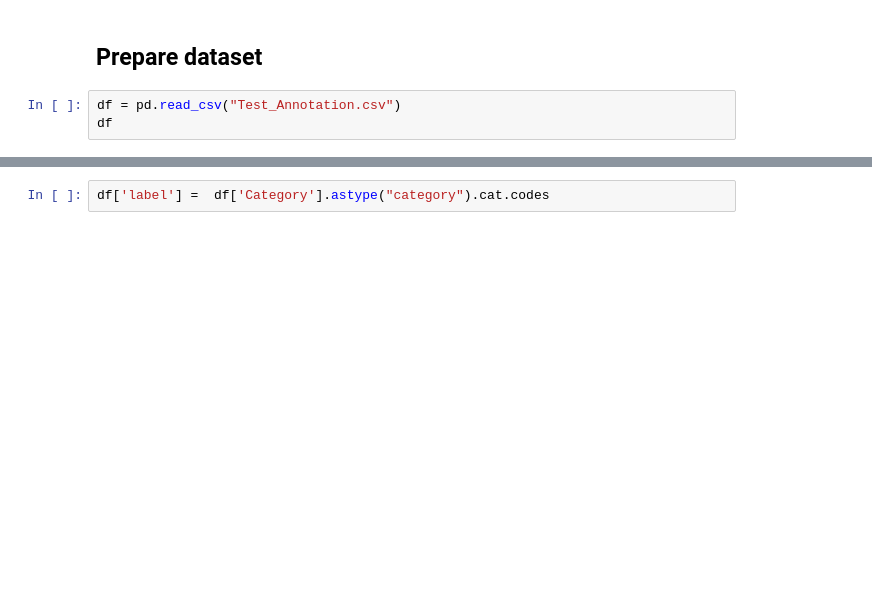
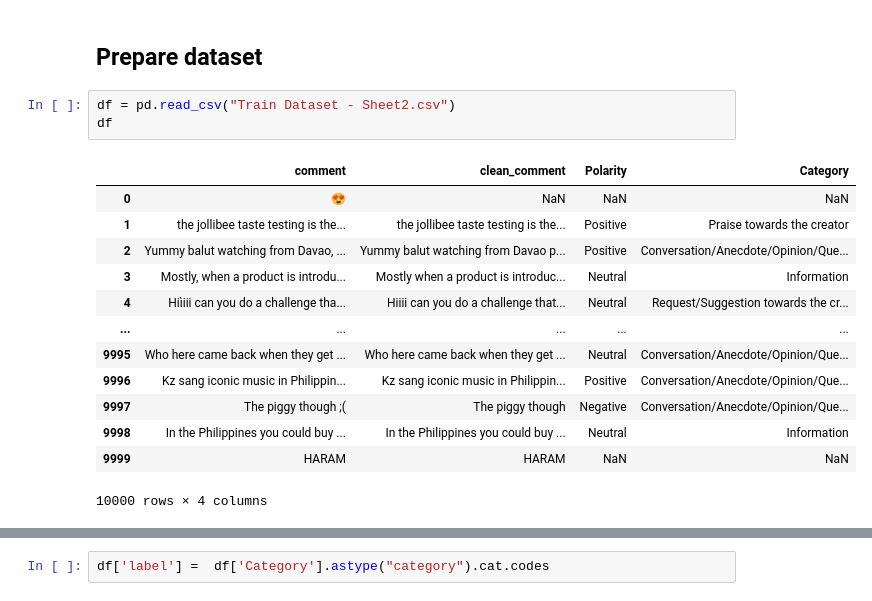
Before and after one commit to giogerardino/thesis_2ndver, a Jupyter notebook: flair_try/train.ipynb, the cells around one changed output, grey strips where cells are left out. Saved outputs shown, nothing was run; the diff lists cells and outputs as text; blank space fills up the shorter version.

Commit message:
updated train

```diff
--- a/flair_try/train.ipynb
+++ b/flair_try/train.ipynb
@@ -13,5 +26,19 @@ import re
 # %% [markdown]
 ## Prepare dataset
 # %%
-df = pd.read_csv("Test_Annotation.csv")
+df = pd.read_csv("Train Dataset - Sheet2.csv")
 df
+# %% [output]
+|  | comment | clean_comment | Polarity | Category |
+| 0 | 😍 | NaN | NaN | NaN |
+| 1 | the jollibee taste testing is the... | the jollibee taste testing is the... | Positive | Praise towards the creator |
+| 2 | Yummy balut watching from Davao, ... | Yummy balut watching from Davao p... | Positive | Conversation/Anecdote/Opinion/Que... |
+| 3 | Mostly, when a product is introdu... | Mostly when a product is introduc... | Neutral | Information |
+| 4 | Hiìiii can you do a challenge tha... | Hiiii can you do a challenge that... | Neutral | Request/Suggestion towards the cr... |
+| ... | ... | ... | ... | ... |
+| 9995 | Who here came back when they get ... | Who here came back when they get ... | Neutral | Conversation/Anecdote/Opinion/Que... |
+| 9996 | Kz sang iconic music in Philippin... | Kz sang iconic music in Philippin... | Positive | Conversation/Anecdote/Opinion/Que... |
+| 9997 | The piggy though ;( | The piggy though | Negative | Conversation/Anecdote/Opinion/Que... |
+| 9998 | In the Philippines you could buy ... | In the Philippines you could buy ... | Neutral | Information |
+| 9999 | HARAM | HARAM | NaN | NaN |
+10000 rows × 4 columns
```
Also changed, not shown: parts of 16 cells of this notebook.
